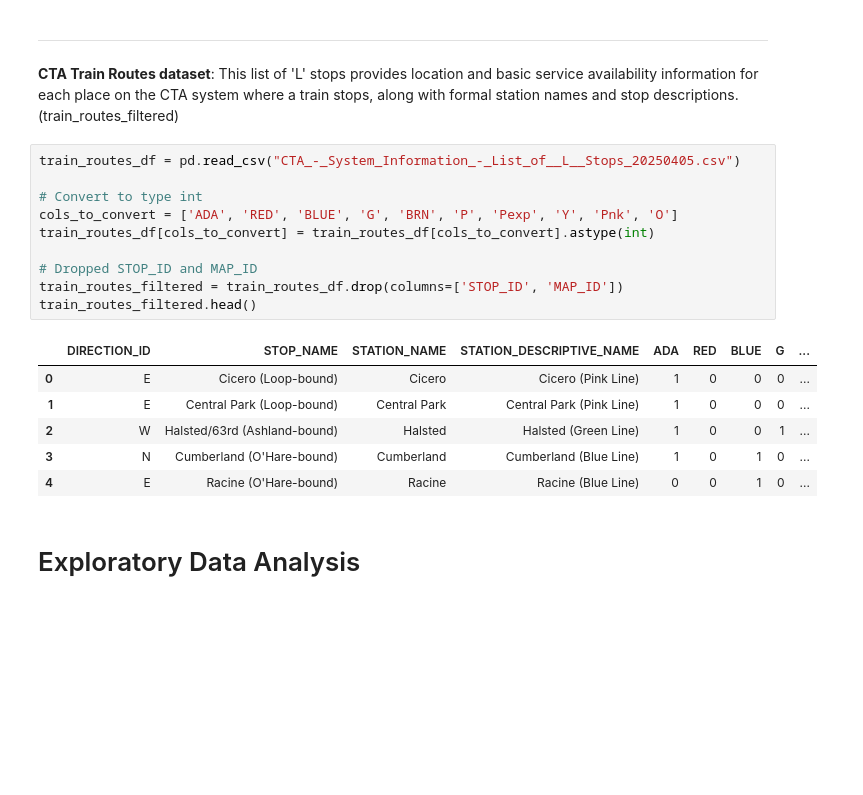
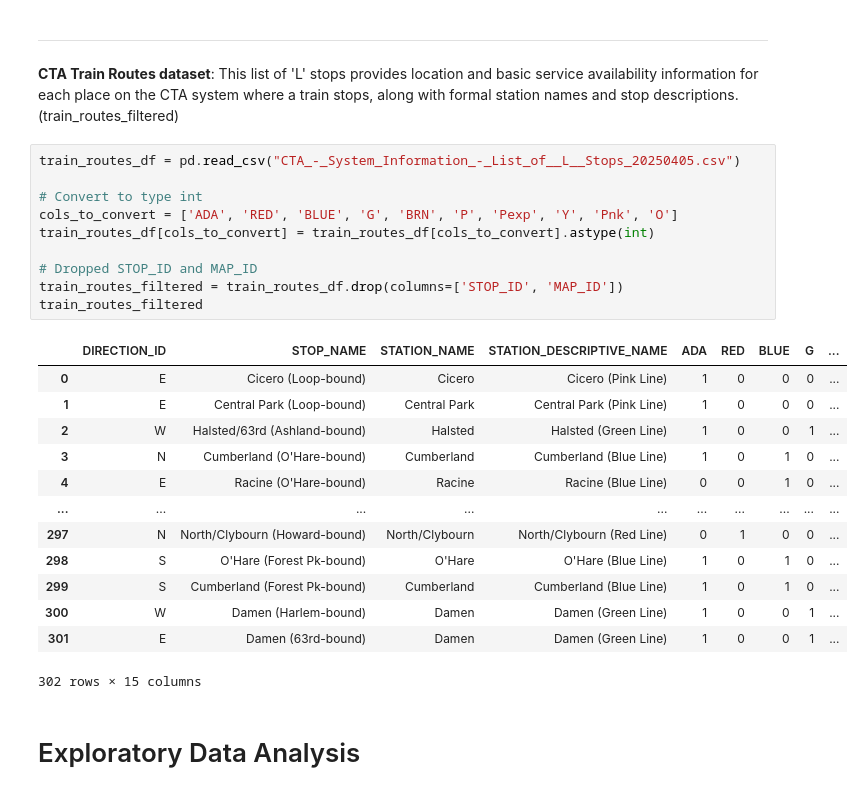
Before and after one commit to cmart71/Student_Housing_Matchmaker, a Jupyter notebook: Progress_Report.ipynb, the cells around one changed output. Drawn from its saved outputs; the diff is of its cells as text; blank space fills up the shorter version.

```diff
--- a/Progress_Report.ipynb
+++ b/Progress_Report.ipynb
@@ -243,19 +243,26 @@ bus_routes_df
 # %%
 train_routes_df = pd.read_csv("CTA_-_System_Information_-_List_of__L__Stops_20250405.csv")
 
 # Convert to type int
 cols_to_convert = ['ADA', 'RED', 'BLUE', 'G', 'BRN', 'P', 'Pexp', 'Y', 'Pnk', 'O']
 train_routes_df[cols_to_convert] = train_routes_df[cols_to_convert].astype(int)
 
 # Dropped STOP_ID and MAP_ID
 train_routes_filtered = train_routes_df.drop(columns=['STOP_ID', 'MAP_ID'])
-train_routes_filtered.head()
+train_routes_filtered
 # %% [output]
 |  | DIRECTION_ID | STOP_NAME | STATION_NAME | STATION_DESCRIPTIVE_NAME | ADA | RED | BLUE | G | ... |
 | 0 | E | Cicero (Loop-bound) | Cicero | Cicero (Pink Line) | 1 | 0 | 0 | 0 | ... |
 | 1 | E | Central Park (Loop-bound) | Central Park | Central Park (Pink Line) | 1 | 0 | 0 | 0 | ... |
 | 2 | W | Halsted/63rd (Ashland-bound) | Halsted | Halsted (Green Line) | 1 | 0 | 0 | 1 | ... |
 | 3 | N | Cumberland (O'Hare-bound) | Cumberland | Cumberland (Blue Line) | 1 | 0 | 1 | 0 | ... |
 | 4 | E | Racine (O'Hare-bound) | Racine | Racine (Blue Line) | 0 | 0 | 1 | 0 | ... |
+| ... | ... | ... | ... | ... | ... | ... | ... | ... | ... |
+| 297 | N | North/Clybourn (Howard-bound) | North/Clybourn | North/Clybourn (Red Line) | 0 | 1 | 0 | 0 | ... |
+| 298 | S | O'Hare (Forest Pk-bound) | O'Hare | O'Hare (Blue Line) | 1 | 0 | 1 | 0 | ... |
+| 299 | S | Cumberland (Forest Pk-bound) | Cumberland | Cumberland (Blue Line) | 1 | 0 | 1 | 0 | ... |
+| 300 | W | Damen (Harlem-bound) | Damen | Damen (Green Line) | 1 | 0 | 0 | 1 | ... |
+| 301 | E | Damen (63rd-bound) | Damen | Damen (Green Line) | 1 | 0 | 0 | 1 | ... |
+302 rows × 15 columns
 # %% [markdown]
 # Exploratory Data Analysis
```
Also changed, not shown: parts of 3 cells of this notebook.
